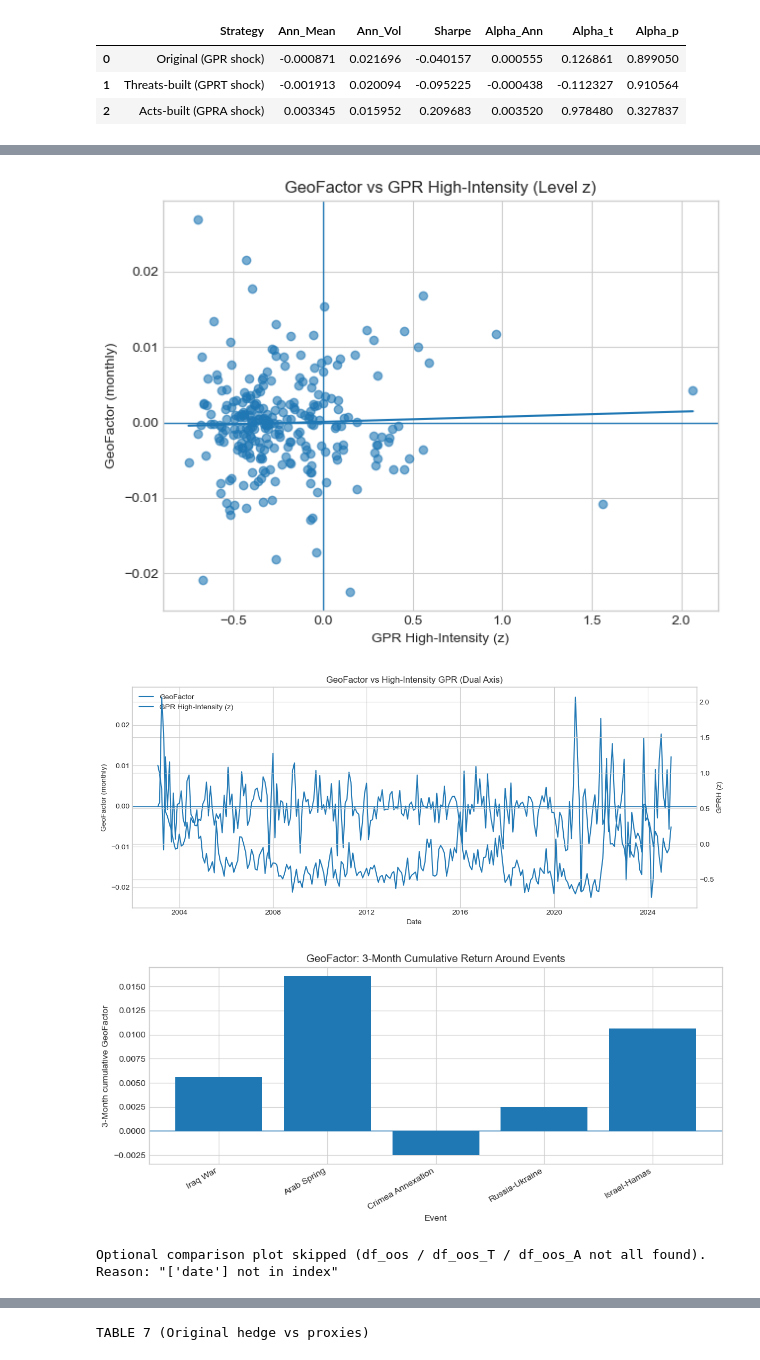
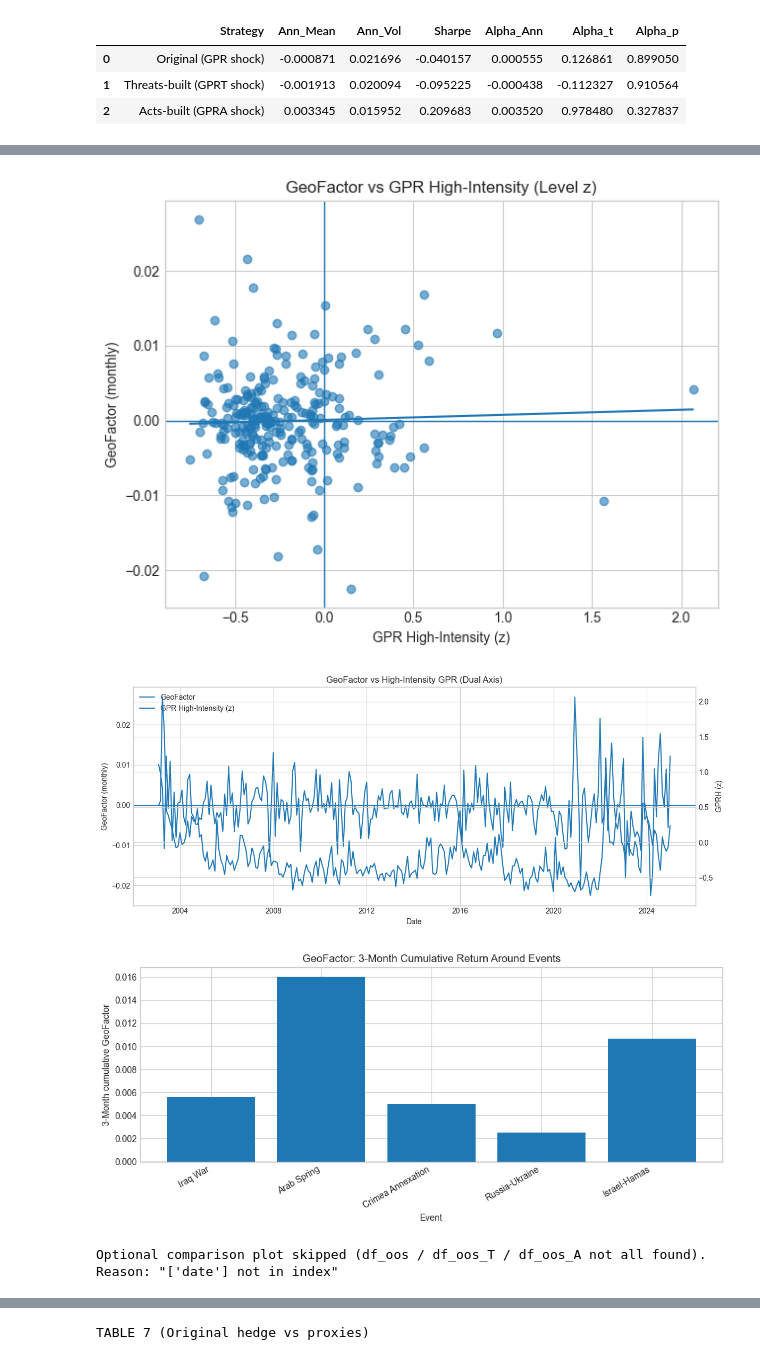
Before and after one commit to siddharthyashkukreja-cloud/Hedging_GeoPolRisk, a Jupyter notebook: researchProject.ipynb, the cells around one changed output, grey strips where cells are left out. Saved outputs shown, nothing was run; the diff lists cells and outputs as text; code cells hidden in the pictures.

```diff
--- a/researchProject.ipynb
+++ b/researchProject.ipynb
@@ -7,10 +7,10 @@ import pandas as pd
 # 1. Define the filename (make sure you renamed it!)
 
 #samuel
-file_path = r"C:\Users\20202917\Downloads\nv1fehuuii7o8hjb.csv"
+#file_path = r"C:\Users\20202917\Downloads\nv1fehuuii7o8hjb.csv"
 
 #sid
-#file_path = "/Users/siddharth/Downloads/crsp_stock_returns_1985_2024.csv" # Or the new name if you renamed it
+file_path = "/Users/siddharth/Downloads/crsp_stock_returns_1985_2024.csv" # Or the new name if you renamed it
 
 # 2. Read only the first 5 rows to see the columns
 df_preview = pd.read_csv(file_path, nrows=5)
@@ -1336,7 +1337,7 @@ def classify_industry_gpr(sic2):
     return 'Other'
 
 
-df_analysis['industry'] = df_analysis['sic2'].apply(classify_industry)
+df_analysis['industry'] = df_analysis['sic2'].apply(classify_industry_gpr)
 df_analysis['log_mktcap'] = np.log(df_analysis['mktcap_lag'])
 
 # =============================================================================
@@ -2207,7 +2234,7 @@ events = {
     "9/11 Attacks": "2001-09-30",
     "Iraq War": "2003-03-31",
     "Arab Spring": "2011-02-28",
-    "Crimea Annexation": "2014-03-31",
+    "Crimea Annexation": '2014-02-27',
     "Russia-Ukraine": "2022-02-28",
     "Israel-Hamas": "2023-10-31",
 }
@@ -2475,7 +2502,7 @@ events = {
     '9/11 Attacks': '2001-09-30',
     'Iraq War': '2003-03-31',
     'Arab Spring': '2011-02-28',
-    'Crimea Annexation': '2014-03-31',
+    'Crimea Annexation': '2014-02-27',
     'Russia-Ukraine': '2022-02-28',
     'Israel-Hamas': '2023-10-31'
 }
@@ -3075,7 +3102,7 @@ events = {
     '9/11 Attacks': '2001-09-30',
     'Iraq War': '2003-03-31',
     'Arab Spring': '2011-02-28',
-    'Crimea Annexation': '2014-03-31',
+    'Crimea Annexation': '2014-02-27',
     'Russia-Ukraine': '2022-02-28',
     'Israel-Hamas': '2023-10-31'
 }
@@ -3138,6 +3165,6 @@ except Exception as e:
-[figure, old version]
+[figure, new version]
-[figure, old version]
+[figure, new version]
-[figure, old version]
+[figure, new version]
 Optional comparison plot skipped (df_oos / df_oos_T / df_oos_A not all found).
 Reason: "['date'] not in index"
 # %%
```
Also changed, not shown: parts of 12 cells of this notebook, 1 other file.
